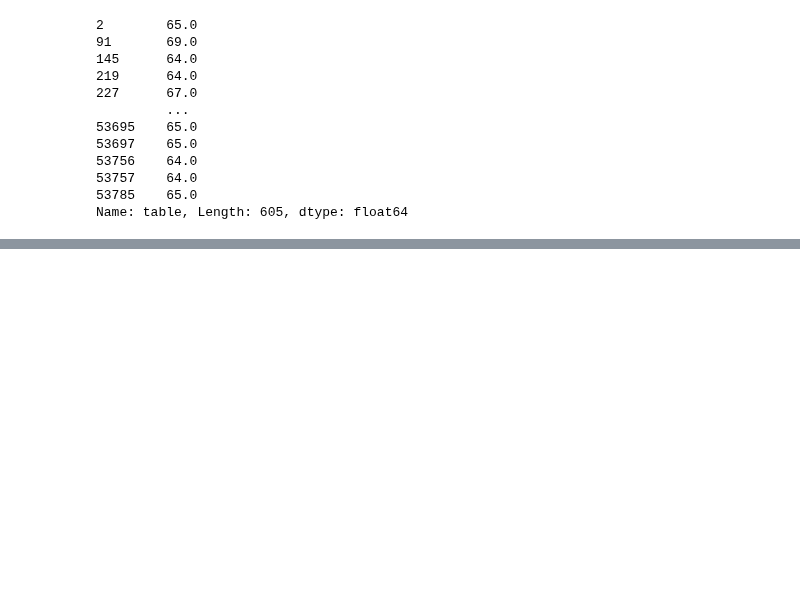
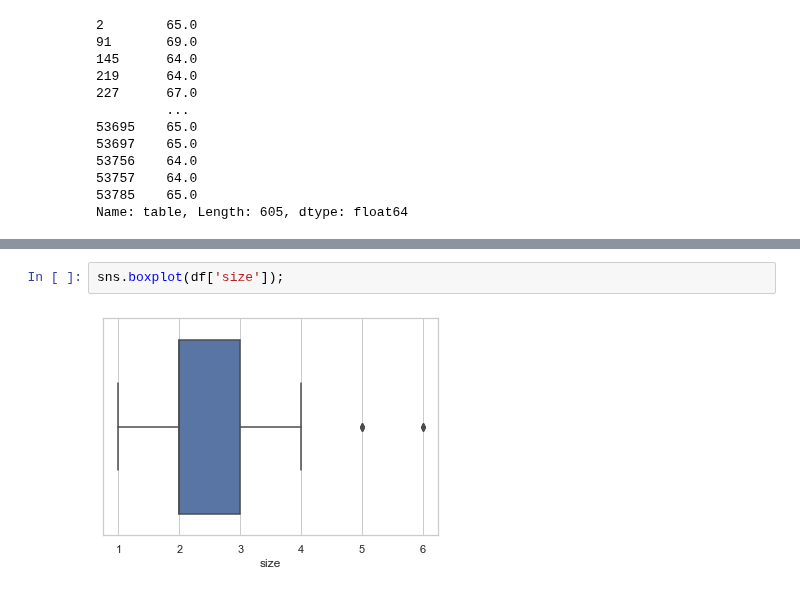
Before and after one commit to abdullahcayde/Trainings, a Jupyter notebook: Data_Preprocessing/Untitled1.ipynb, the cells around one changed output, grey strips where cells are left out. Cells and saved outputs as stored; diff of their text form; blank space fills up the shorter version.

```diff
--- a/Data_Preprocessing/Untitled1.ipynb
+++ b/Data_Preprocessing/Untitled1.ipynb
@@ -541,0 +702,4 @@ Name: table, Length: 605, dtype: float64
+# %%
+sns.boxplot(df['size']);
+# %% [output]
+[figure, added]
```
Also changed, not shown: parts of 19 cells of this notebook, 2 other files.
